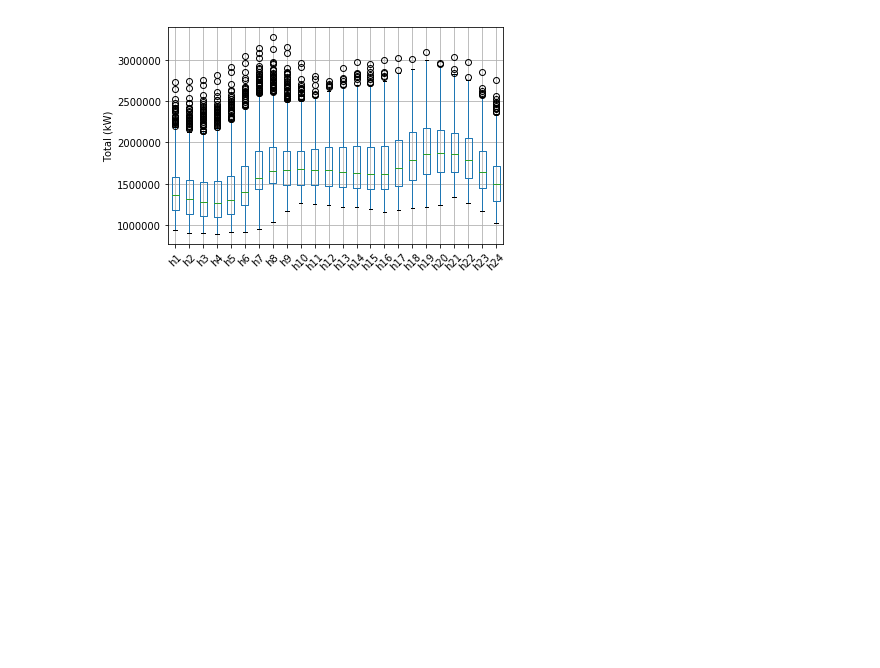
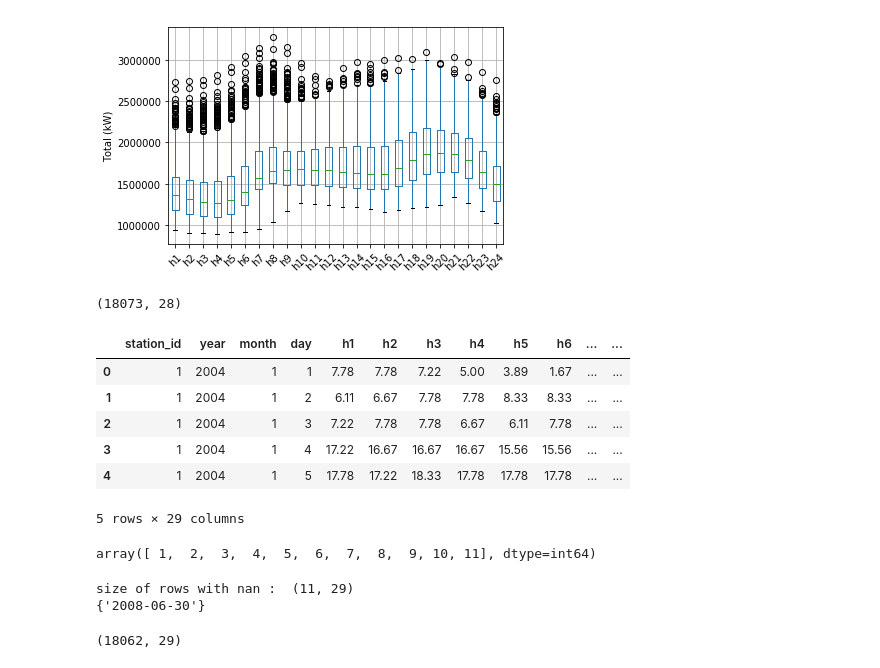
Before and after one commit to revathykdeepak/ml_lab, a Jupyter notebook: gefcon12.ipynb, the cells around one changed output. Drawn from its saved outputs; the diff is of its cells as text; code cells hidden in the pictures; blank space fills up the shorter version.

```diff
--- a/gefcon12.ipynb
+++ b/gefcon12.ipynb
@@ -237,3 +264,40 @@ plt.show()
 # %% [output]
 [figure]
 [figure]
+# %%
+temp_df=pd.read_csv(train_temp)
+print(temp_df.shape)
+temp_df['date']=temp_df.apply(lambda row: str(int(row['year']))+"-"+str(int(row['month'])).zfill(2)+"-"+str(int(row['day'])).zfill(2),axis=1)
+#farenheit to celcius
+for col in hours:
+    temp_df[col]=temp_df[col].apply(lambda x:round((x-32)*(5/9),2))
+# %% [output]
+(18073, 28)
+# %%
+temp_df.head()
+# %% [output]
+|  | station_id | year | month | day | h1 | h2 | h3 | h4 | h5 | h6 | ... | ... |
+| 0 | 1 | 2004 | 1 | 1 | 7.78 | 7.78 | 7.22 | 5.00 | 3.89 | 1.67 | ... | ... |
+| 1 | 1 | 2004 | 1 | 2 | 6.11 | 6.67 | 7.78 | 7.78 | 8.33 | 8.33 | ... | ... |
+| 2 | 1 | 2004 | 1 | 3 | 7.22 | 7.78 | 7.78 | 6.67 | 6.11 | 7.78 | ... | ... |
+| 3 | 1 | 2004 | 1 | 4 | 17.22 | 16.67 | 16.67 | 16.67 | 15.56 | 15.56 | ... | ... |
+| 4 | 1 | 2004 | 1 | 5 | 17.78 | 17.22 | 18.33 | 17.78 | 17.78 | 17.78 | ... | ... |
+5 rows × 29 columns
+# %%
+temp_df.station_id.unique()
+# %% [output]
+array([ 1,  2,  3,  4,  5,  6,  7,  8,  9, 10, 11], dtype=int64)
+# %%
+rows_with_nan=temp_df[temp_df.isnull().any(axis=1)]
+print("size of rows with nan : ",rows_with_nan.shape)
+days_with_nan=set(list(rows_with_nan['date']))
+print(days_with_nan)
+#get non null rows
+tmp_train_df=temp_df[~temp_df.isnull().any(axis=1)]
+# %% [output]
+size of rows with nan :  (11, 29)
+{'2008-06-30'}
+# %%
+tmp_train_df.shape
+# %% [output]
+(18062, 29)
```
Also changed, not shown: parts of 7 cells of this notebook, 3 other files.
